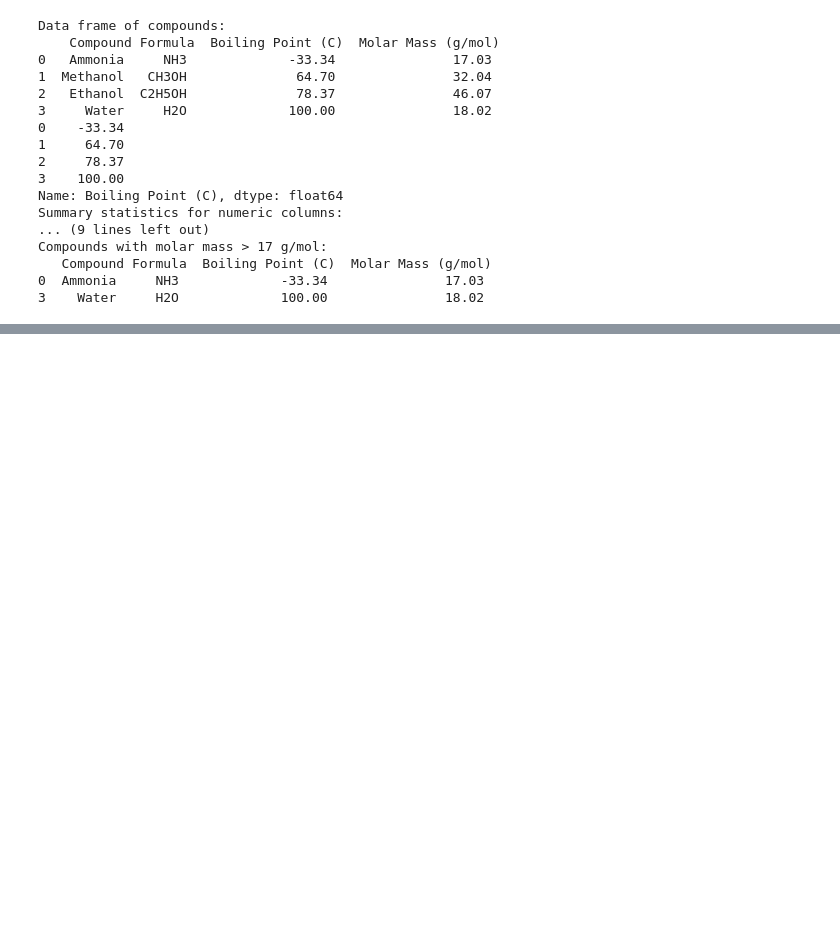
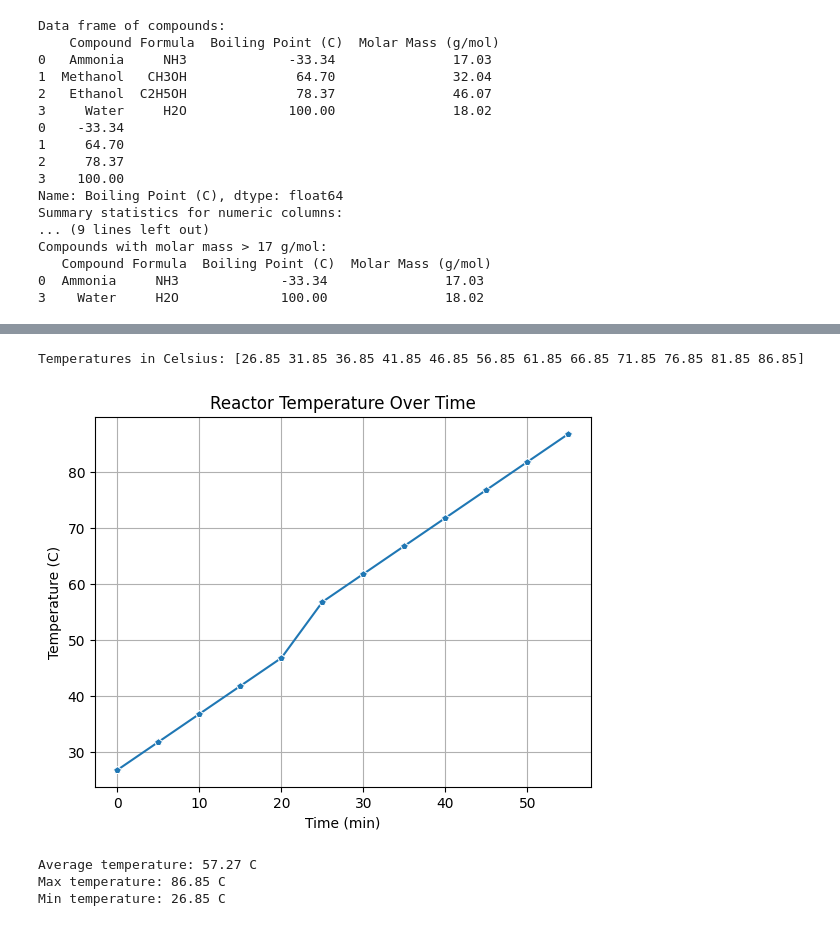
Before and after one commit to khairulamirn/ML--AI-, a Jupyter notebook: Week2_Data_and_Visualization.ipynb, the cells around one changed output, grey strips where cells are left out. Drawn from its saved outputs; the diff is of its cells as text; code cells hidden in the pictures; blank space fills up the shorter version.

```diff
--- a/Week2_Data_and_Visualization.ipynb
+++ b/Week2_Data_and_Visualization.ipynb
@@ -141,0 +187,49 @@ Compounds with molar mass > 17 g/mol:
+# %%
+# Mini project: Reactor Temperature Monitor
+# Steps:
+# Create a list of temperatures taken every 5 minutes
+# Convert to Celsius
+# Calculate mean, min, and max
+# Plot temp vs time using Matplotlib and Seaborn
+
+import numpy as np
+import matplotlib.pyplot as plt
+import seaborn as sns
+import pandas as pd
+
+# Simulated temperature data every 5 minutes for 1 hour
+temps_K = np.array([300, 305, 310, 315, 320, 330, 335, 340, 345, 350, 355, 360])
+time_min = np.arange(0, 60, 5) # Time in minutes
+
+# Change to Celsius
+temps_C = temps_K - 273.15
+temps_C_array = np.array(temps_C)
+print("Temperatures in Celsius:", temps_C_array)
+
+# Create DataFrame
+df = pd.DataFrame({
+    "Time (min)": time_min,
+    "Temperature (K)": temps_K,
+    "Temperature (C)": temps_C_array
+})
+
+# Plot using Seaborn
+sns.lineplot(data=df, x= "Time (min)", y= "Temperature (C)", marker='p')
+plt.title("Reactor Temperature Over Time")
+plt.grid(True)
+plt.show()
+
+# Calculate mean, min and max
+mean_temp = np.mean(temps_C)
+max_temp = np.max(temps_C)
+min_temp = np.min(temps_C)
+
+print(f"Average temperature: {mean_temp:.2f} C")
+print(f"Max temperature: {max_temp:.2f} C")
+print(f"Min temperature: {min_temp:.2f} C")
+# %% [output]
+Temperatures in Celsius: [26.85 31.85 36.85 41.85 46.85 56.85 61.85 66.85 71.85 76.85 81.85 86.85]
+[figure, added]
+Average temperature: 57.27 C
+Max temperature: 86.85 C
+Min temperature: 26.85 C
```
Also changed, not shown: parts of 4 cells of this notebook, 2 other files.
